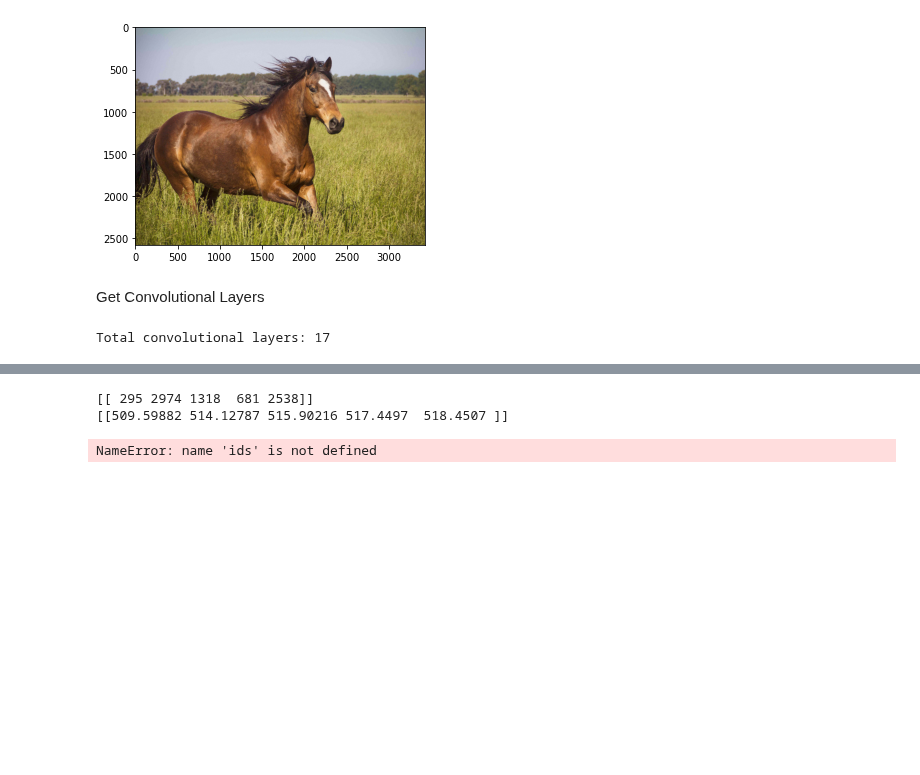
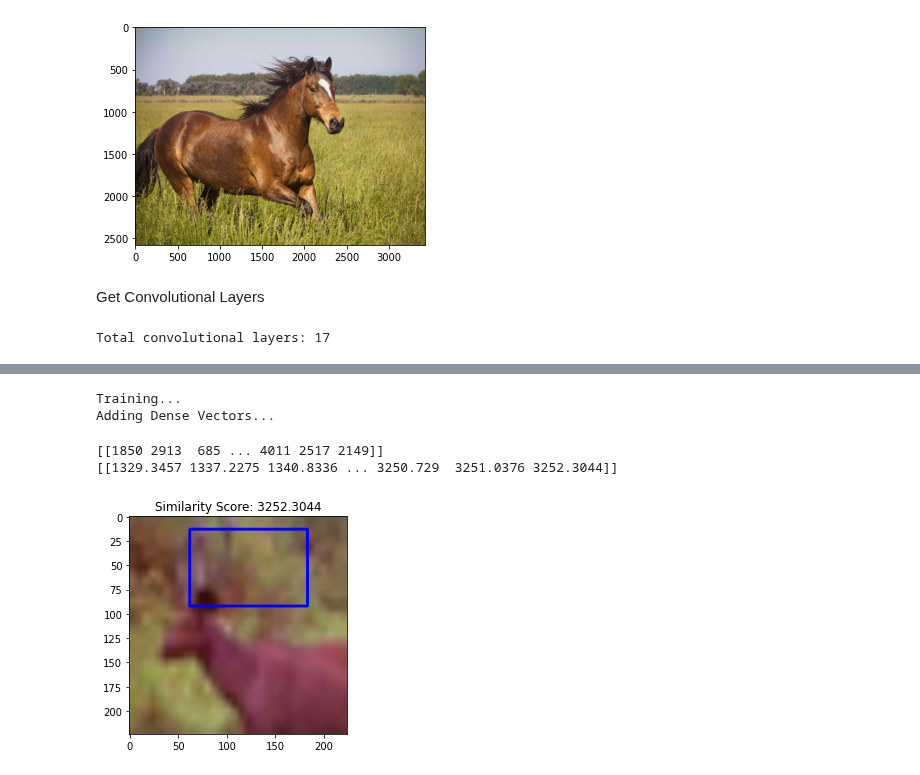
Before and after one commit to anas-awadalla/Incepto, a Jupyter notebook: interpretability_experiments/Resnet_18_FAISS_Product_quantization.ipynb, the cells around one changed output, grey strips where cells are left out. Saved outputs shown, nothing was run; the diff lists cells and outputs as text; code cells hidden in the pictures; blank space fills up the shorter version.

```diff
--- a/interpretability_experiments/Resnet_18_FAISS_Product_quantization.ipynb
+++ b/interpretability_experiments/Resnet_18_FAISS_Product_quantization.ipynb
@@ -300,28 +298,31 @@ NameError: name 'count' is not defined
 # %%
 print("Training...")
-index.train(np.asarray(features_actual))
+index.train(np.asarray(features_predicted))
 print("Adding Dense Vectors...")
-index.add(np.asarray(features_actual))
+index.add(np.asarray(features_predicted))
+# %% [output]
+Training...
+Adding Dense Vectors...
 # %%
 # Search
 index.nprobe = 8  # Runtime param. The number of cells that are visited for search.
-topk = 5
+topk = 3000
 dists, ids = index.search(np.asarray([test_features]), k=topk)
 
 print(ids)
 print(dists)
 # %% [output]
-[[ 295 2974 1318  681 2538]]
-[[509.59882 514.12787 515.90216 517.4497  518.4507 ]]
+[[1850 2913  685 ... 4011 2517 2149]]
+[[1329.3457 1337.2275 1340.8336 ... 3250.729  3251.0376 3252.3044]]
 # %%
 from PIL import Image
 num = 0
-for i,d in zip(ids[0],dist[0]):
-  perturbation(trans(images[i]).unsqueeze(0),images[i],targets[i],"/home/anasa2/Incepto/Incepto/output_imgs/ood"+str(num)+".png")
+for i,d in zip(ids[0][-5:],dists[0][-5:]):
+  img = perturbation(trans(images_predicted[i]).unsqueeze(0),images_predicted[i],4,"/home/anasa2/Incepto/Incepto/output_imgs/ood"+str(num)+".png")
   plt.imshow(img)
-  plt.text("Similarity Score: ",d)
-  plt.savefig("/home/anasa2/Incepto/Incepto/output_imgs/ood"+str(num)+".png")
+  plt.title("Similarity Score: "+str(d))
+  plt.savefig("/home/anasa2/Incepto/Incepto/output_imgs/ood_deer_predicted_notSimilar_"+str(num)+".png")
 
   num+=1
 # %% [output]
-NameError: name 'ids' is not defined
+[figure, added]
```
Also changed, not shown: parts of 1 cell of this notebook, 25 other files.
